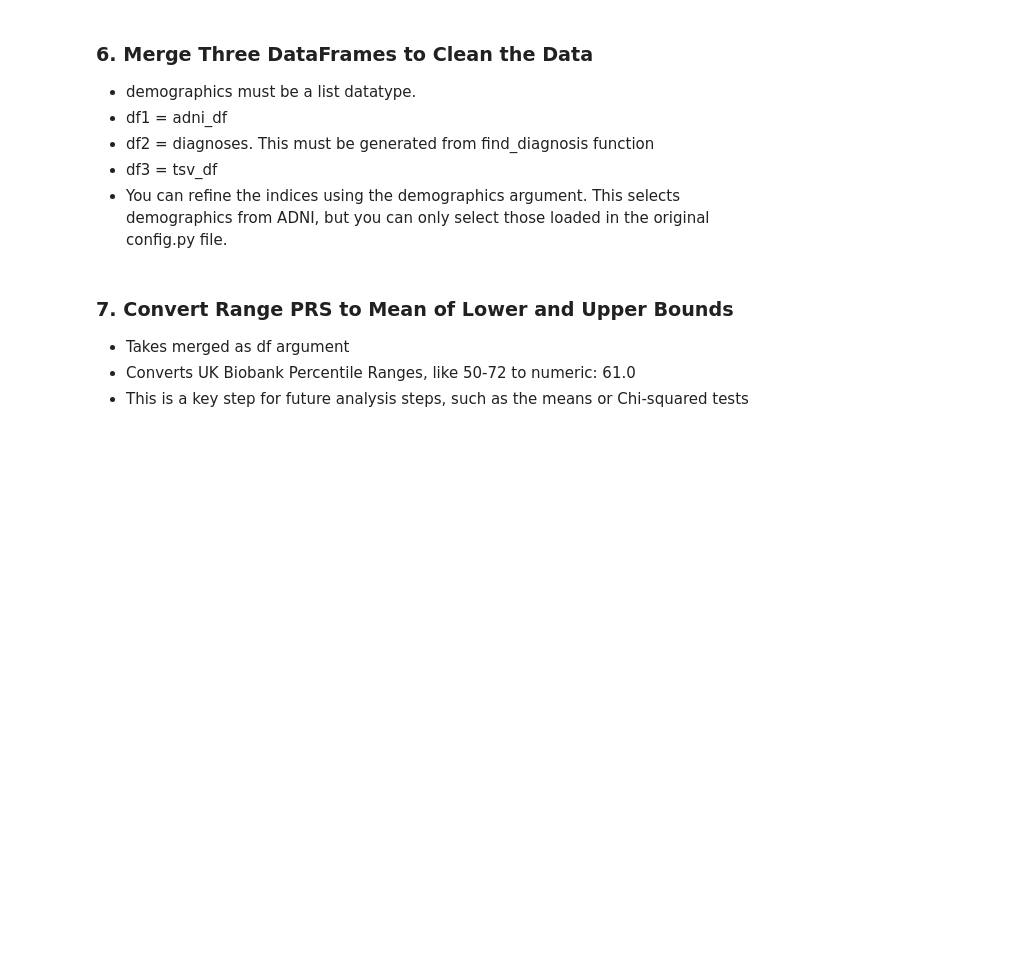
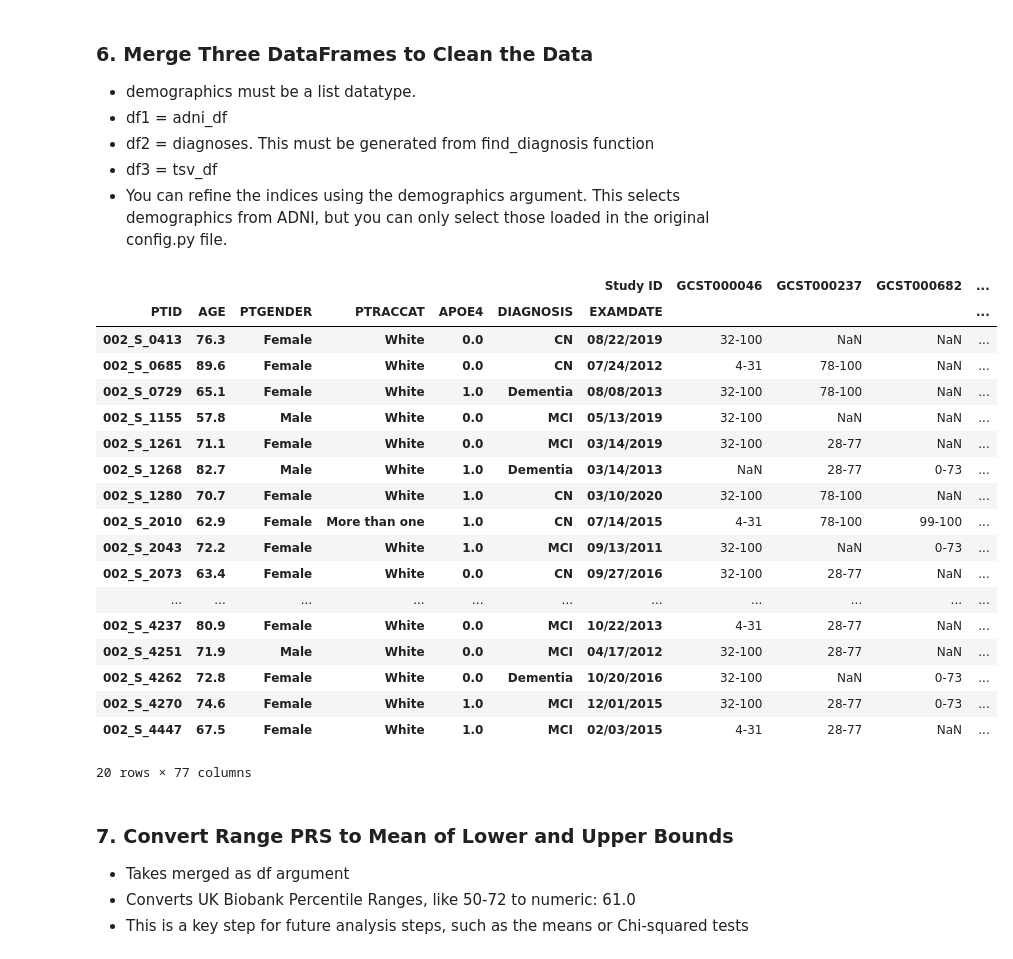
Before and after one commit to blakebyer/PRS_Combinations, a Jupyter notebook: prscombos/prscombos.ipynb, the cells around one changed output. Drawn from its saved outputs; the diff is of its cells as text; code cells hidden in the pictures; blank space fills up the shorter version.

```diff
--- a/prscombos/prscombos.ipynb
+++ b/prscombos/prscombos.ipynb
@@ -75,25 +112,45 @@ display(diagnoses.head(20))
 # %%
 def create_merged_df(df1,df2,df3,demographics):
     # demographics must be a list variable of demographics from adni_df
     # df1 = adni_df
     # df2 = diagnoses. This must be generated from find_diagnosis function
     # df3 = filtered_df
     # Drops duplicates in adni_df so that we only have a person's demographics once in the merged dataframe
     df1 = df1.drop_duplicates(subset='RID', keep='first').reset_index(drop=True)
     # Create Merged DataFrame on RID
     adni_diagnoses = pd.merge(df1,df2, left_on='RID',right_on='RID',how='inner').reset_index(drop=True)
     # Make sure the case is the same for each DataFrame, otherwise you will delete some of the samples
     adni_diagnoses['PTID'] = adni_diagnoses['PTID'].str.upper()
     df3['Sample'] = df3['Sample'].str.upper()
     # Create Merged DataFrame on Sample
     diagnoses_tsv = pd.merge(adni_diagnoses,df3, left_on='PTID', right_on='Sample', how='inner').reset_index(drop=True)
     #Create Pivot Table to Map Sample to their Percentile Scores
     merged_df = diagnoses_tsv.pivot_table(index=demographics, columns='Study ID', values='Percentile',aggfunc='first')
 
     return merged_df
 
-merged = create_merged_df(adni_df,diagnoses,filtered_df,['PTID','AGE','PTGENDER','PTRACCAT','APOE4','DIAGNOSIS','EXAMDATE'])
+merged = create_merged_df(adni_df,diagnoses,filtered_df,demographics=demographics)
 display(merged.head(20))
+# %% [output]
+|  |  |  |  |  |  | Study ID | GCST000046 | GCST000237 | GCST000682 | ... |
+| PTID | AGE | PTGENDER | PTRACCAT | APOE4 | DIAGNOSIS | EXAMDATE |  |  |  | ... |
+| 002_S_0413 | 76.3 | Female | White | 0.0 | CN | 08/22/2019 | 32-100 | NaN | NaN | ... |
+| 002_S_0685 | 89.6 | Female | White | 0.0 | CN | 07/24/2012 | 4-31 | 78-100 | NaN | ... |
+| 002_S_0729 | 65.1 | Female | White | 1.0 | Dementia | 08/08/2013 | 32-100 | 78-100 | NaN | ... |
+| 002_S_1155 | 57.8 | Male | White | 0.0 | MCI | 05/13/2019 | 32-100 | NaN | NaN | ... |
+| 002_S_1261 | 71.1 | Female | White | 0.0 | MCI | 03/14/2019 | 32-100 | 28-77 | NaN | ... |
+| 002_S_1268 | 82.7 | Male | White | 1.0 | Dementia | 03/14/2013 | NaN | 28-77 | 0-73 | ... |
+| 002_S_1280 | 70.7 | Female | White | 1.0 | CN | 03/10/2020 | 32-100 | 78-100 | NaN | ... |
+| 002_S_2010 | 62.9 | Female | More than one | 1.0 | CN | 07/14/2015 | 4-31 | 78-100 | 99-100 | ... |
+| 002_S_2043 | 72.2 | Female | White | 1.0 | MCI | 09/13/2011 | 32-100 | NaN | 0-73 | ... |
+| 002_S_2073 | 63.4 | Female | White | 0.0 | CN | 09/27/2016 | 32-100 | 28-77 | NaN | ... |
+| ... | ... | ... | ... | ... | ... | ... | ... | ... | ... | ... |
+| 002_S_4237 | 80.9 | Female | White | 0.0 | MCI | 10/22/2013 | 4-31 | 28-77 | NaN | ... |
+| 002_S_4251 | 71.9 | Male | White | 0.0 | MCI | 04/17/2012 | 32-100 | 28-77 | NaN | ... |
+| 002_S_4262 | 72.8 | Female | White | 0.0 | Dementia | 10/20/2016 | 32-100 | NaN | 0-73 | ... |
+| 002_S_4270 | 74.6 | Female | White | 1.0 | MCI | 12/01/2015 | 32-100 | 28-77 | 0-73 | ... |
+| 002_S_4447 | 67.5 | Female | White | 1.0 | MCI | 02/03/2015 | 4-31 | 28-77 | NaN | ... |
+20 rows × 77 columns
 # %% [markdown]
 ### 7. Convert Range PRS to Mean of Lower and Upper Bounds
 - Takes merged as df argument
```
Also changed, not shown: parts of 12 cells of this notebook.
